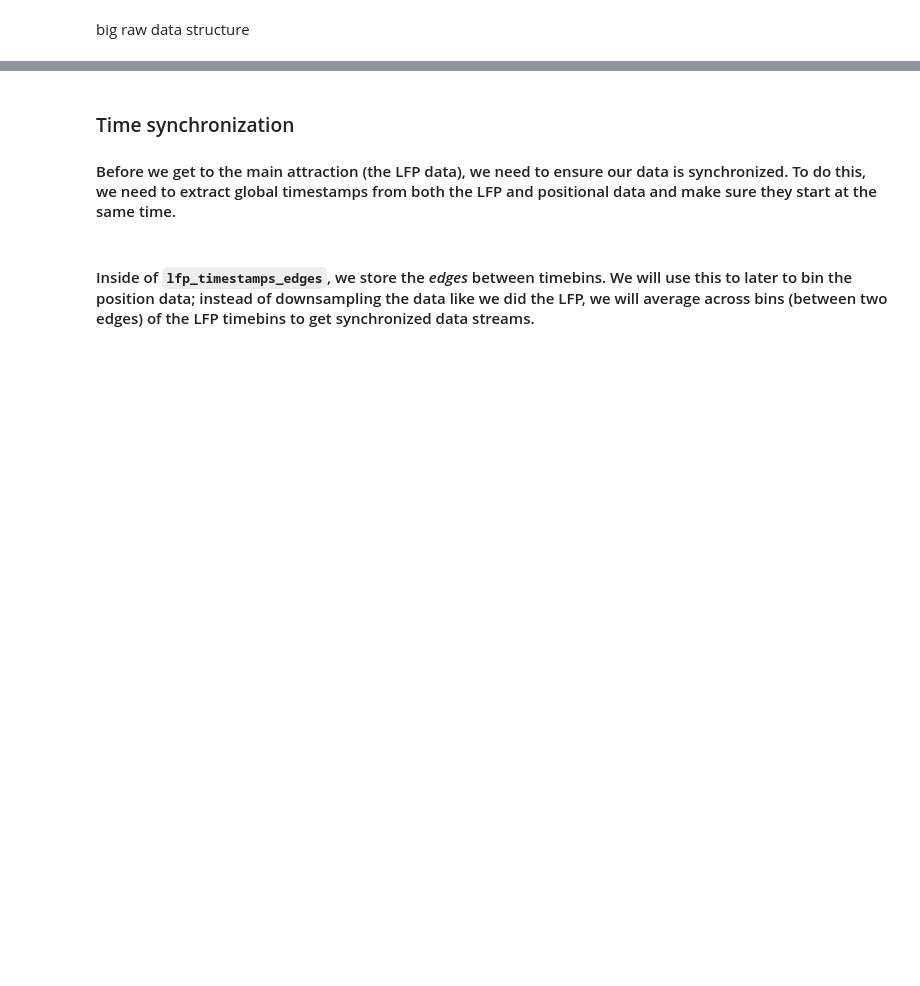
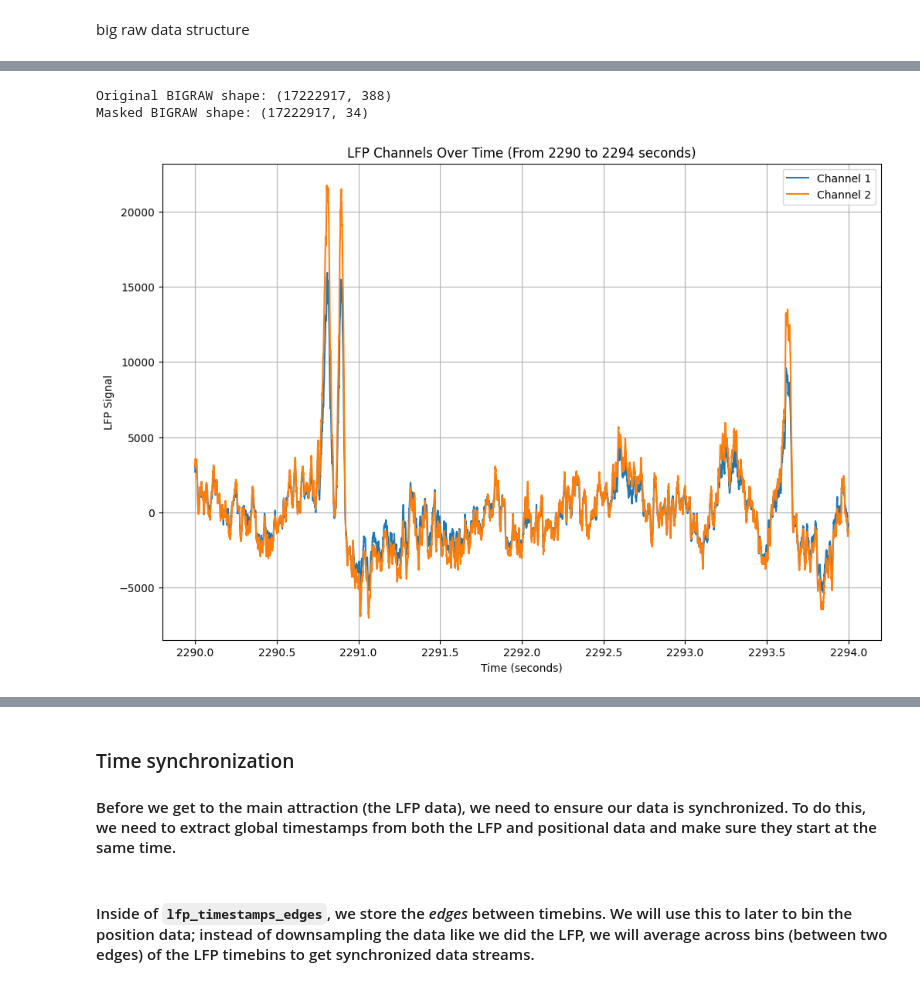
Before and after one commit to ben-toker/batTIMBRE, a Jupyter notebook: currentobjectives.ipynb, the cells around one changed output, grey strips where cells are left out. Saved outputs shown, nothing was run; the diff lists cells and outputs as text; code cells hidden in the pictures; blank space fills up the shorter version.

```diff
--- a/currentobjectives.ipynb
+++ b/currentobjectives.ipynb
@@ -33,0 +38,78 @@ AttributeError: 'dict' object has no attribute 'shape'
+# %%
+# Cache file path
+cache_file = "masked_BIGRAW_cache.npy"
+
+# Check if the cached file exists
+if os.path.exists(cache_file):
+    print(f"Loading masked_BIGRAW from cache: {cache_file}")
+    masked_BIGRAW = np.load(cache_file)
+else:
+    print("Calculating masked_BIGRAW...")
+
+    # Define channel ranges for each region
+    probe1_ca1_range = slice(352 - 1, 340 - 1, -1)  # 0-based indices
+    probe1_ca3_range = slice(214 - 1, 196 - 1, -1)  # 0-based indices
+    probe2_ca1_range = slice(376 - 1 + 192, 356 - 1 + 192, -1)  # Probe 2 offset
+    probe2_ca3_range = slice(254 - 1 + 192, 236 - 1 + 192, -1)  # Probe 2 offset
+
+    # Extract timestamps, selected channels, and positional data
+    timestamps = BIGRAW[:, 0]  # First column is timestamps
+    positions = BIGRAW[:, -3:]  # Last three columns are positions (x, y, z)
+
+    # Extract channels using slices for faster access
+    selected_channels = np.hstack([
+        BIGRAW[:, probe1_ca1_range],
+        BIGRAW[:, probe1_ca3_range],
+        BIGRAW[:, probe2_ca1_range],
+        BIGRAW[:, probe2_ca3_range]
+    ])
+
+    # Combine into a single array
+    masked_BIGRAW = np.column_stack((timestamps, selected_channels, positions))
+
+    # Cache the result
+    np.save(cache_file, masked_BIGRAW)
+    print(f"masked_BIGRAW cached to: {cache_file}")
+
+# Print resulting shape
+print(f"Original BIGRAW shape: {BIGRAW.shape}")
+print(f"Masked BIGRAW shape: {masked_BIGRAW.shape}")
+# %% [output]
+Original BIGRAW shape: (17222917, 388)
+Masked BIGRAW shape: (17222917, 34)
+# %%
+import matplotlib.pyplot as plt
+import numpy as np
+
+# Define the channels to plot
+channels_to_plot = [0, 1]  # Adjust these indices based on your specific channels
+
+# Extract timestamps and LFP data for the selected channels
+timestamps_sec = masked_BIGRAW[:, 0] / 1e6  # Convert timestamps from microseconds to seconds
+lfp_data = masked_BIGRAW[:, 1:-3]
+
+# Define the start and end time for the plot (in seconds)
+start_time = 2290
+end_time = 2294
+
+# Find the indices corresponding to the start and end time
+start_index = np.searchsorted(timestamps_sec, start_time)
+end_index = np.searchsorted(timestamps_sec, end_time)
+
+# Slice the data for the required duration
+plot_timestamps = timestamps_sec[start_index:end_index]
+plot_data = lfp_data[start_index:end_index, channels_to_plot]
+
+# Plot the selected channels for the specified duration
+plt.figure(figsize=(12, 8))
+for i, channel_data in enumerate(plot_data.T):  # Transpose for channel-wise iteration
+    plt.plot(plot_timestamps, channel_data, label=f'Channel {channels_to_plot[i] + 1}')
+
+plt.xlabel('Time (seconds)')
+plt.ylabel('LFP Signal')
+plt.title(f'LFP Channels Over Time (From {start_time} to {end_time} seconds)')
+plt.legend()
+plt.grid(True)
+plt.show()
+# %% [output]
+[figure, added]
```
Also changed, not shown: parts of 8 cells of this notebook, 2 other files.
